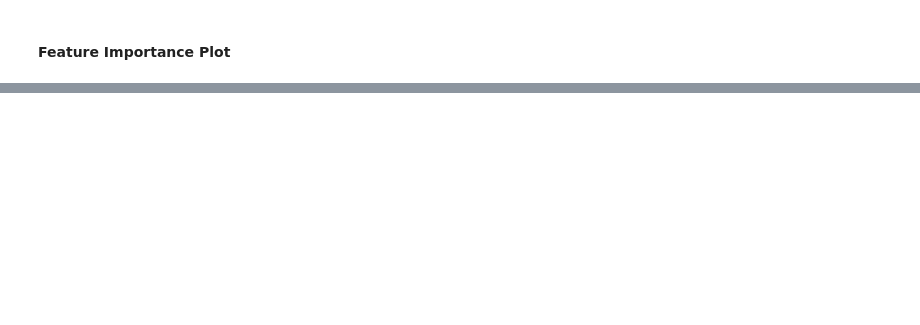
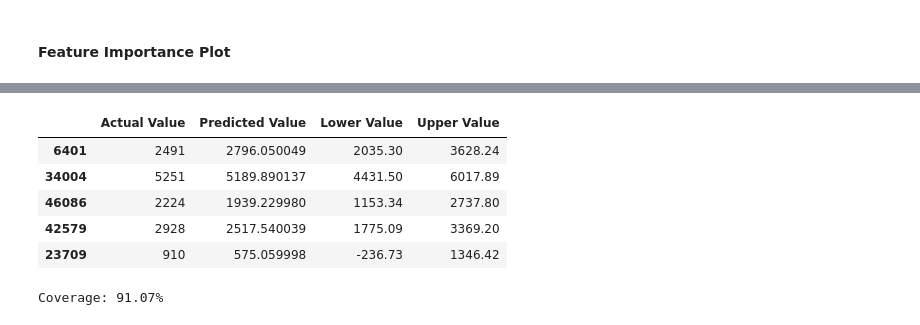
Before and after one commit to tillmanerb/IME565-midterm-traffic, a Jupyter notebook: train_model.ipynb, the cells around one changed output, grey strips where cells are left out. Saved outputs shown, nothing was run; the diff lists cells and outputs as text; code cells hidden in the pictures; blank space fills up the shorter version.

```diff
--- a/train_model.ipynb
+++ b/train_model.ipynb
@@ -94,0 +182,26 @@ print(f"Training time: {stop - start}s")
+# %%
+# Storing results in a dataframe
+predictions = test_y.to_frame()
+predictions.columns = ['Actual Value']
+predictions["Predicted Value"] = y_test_pred.round(2)
+predictions["Lower Value"] = y_test_pis[:, 0].round(2)
+predictions["Upper Value"] = y_test_pis[:, 1].round(2)
+
+# Take a quick look
+predictions.tail(5)
+# %% [output]
+|  | Actual Value | Predicted Value | Lower Value | Upper Value |
+| 6401 | 2491 | 2796.050049 | 2035.30 | 3628.24 |
+| 34004 | 5251 | 5189.890137 | 4431.50 | 6017.89 |
+| 46086 | 2224 | 1939.229980 | 1153.34 | 2737.80 |
+| 42579 | 2928 | 2517.540039 | 1775.09 | 3369.20 |
+| 23709 | 910 | 575.059998 | -236.73 | 1346.42 |
+# %%
+coverage = regression_coverage_score(test_y,           # Actual values
+                                     y_test_pis[:, 0], # Lower bound of prediction intervals
+                                     y_test_pis[:, 1]) # Upper bound of prediction intervals
+
+coverage_percentage = coverage * 100
+print(f"Coverage: {coverage_percentage:.2f}%")
+# %% [output]
+Coverage: 91.07%
```
Also changed, not shown: parts of 10 cells of this notebook, 5 other files.
